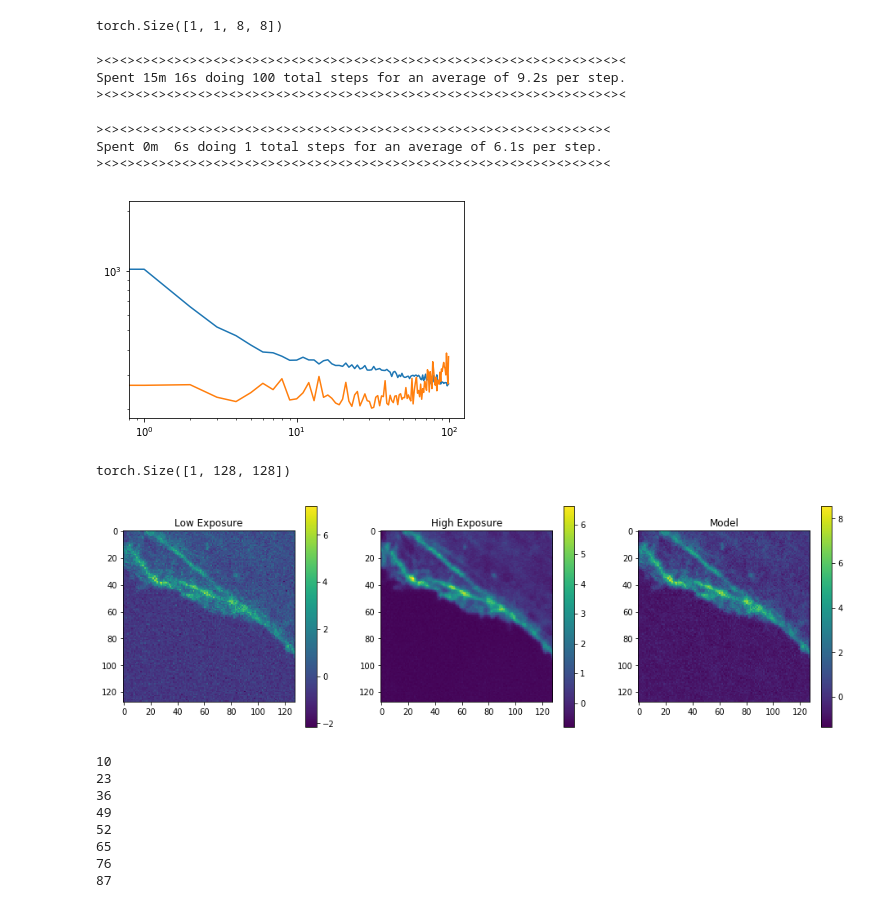
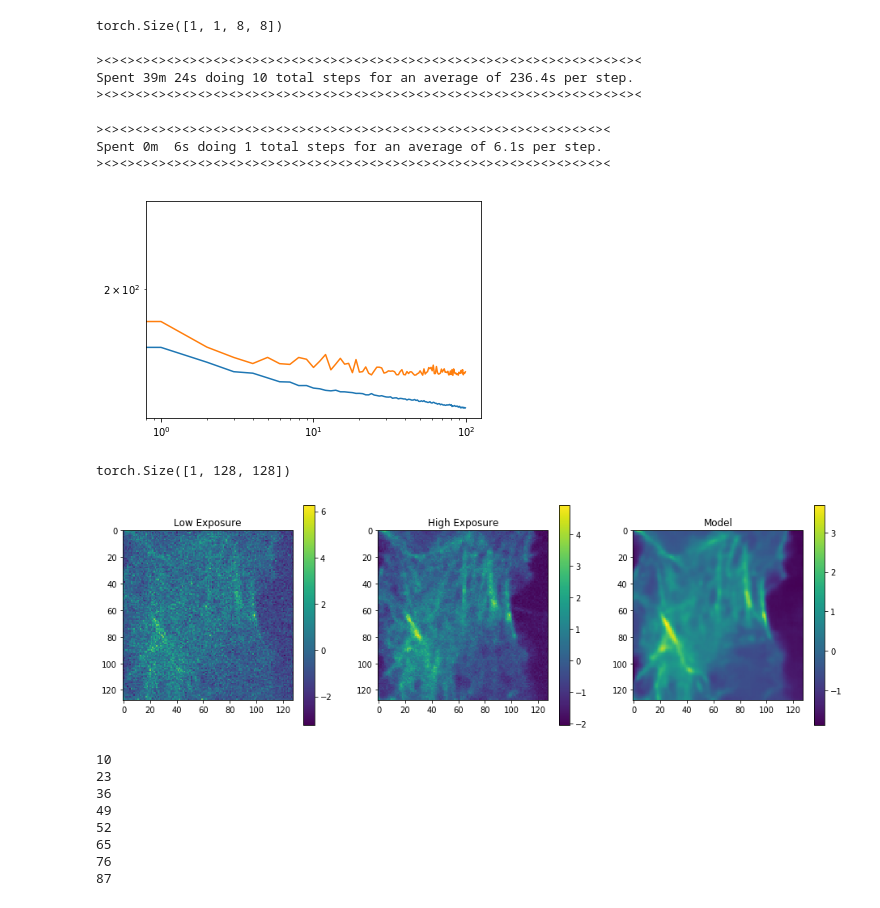
Before and after one commit to jbf81tb/kural_work, a Jupyter notebook: actin_snr_boost.ipynb, the cells around one changed output. Drawn from its saved outputs; the diff is of its cells as text; code cells hidden in the pictures.

```diff
--- a/actin_snr_boost.ipynb
+++ b/actin_snr_boost.ipynb
@@ -77,9 +77,12 @@ while len(auto_good)<10000:
     while chance<0.5:
         idx = np.random.choice(len(ds))
         h,l = ds[idx]
-        chance = nn.Softmax(1)(classifier_model((h.cuda()-mini)/(maxi-mini))).data.cpu().numpy()[0,1]
-        print(chance)
+        h = (h-h.mean())/h.std()
+        l = (l-l.mean())/l.std()
+        chance = nn.Softmax(1)(classifier_model(h.cuda())).data.cpu().numpy()[0,1]
+        i+=1
+#         print(chance)
     auto_good.append((h.clone().detach().data,l.clone().detach().data))
-    if i%99==0:
+    if len(auto_good)%99==0:
         print(i,len(auto_good)/i)
 # %% [output]
@@ -126,3 +141,8 @@ with open(PATH+'good_high_and_low.pickle','wb') as f:
     pickle.dump(good,f,protocol=4)
 # %% [output]
 365
+# %%
+good = (torch.cat([i for i,_ in auto_good]),torch.cat([j for _,j in auto_good]))
+print(good[0].shape[0])
+with open(PATH+'good_high_and_low.pickle','wb') as f:
+    pickle.dump(good,f,protocol=4)
@@ -218,16 +240,18 @@ val_loss = []
 # criterion = nn.L1Loss()
 criterion = ActinProbabalisticLoss()
 # %%
-model, _tl, _vl = train_model(model, train_dl, val_dl, opt, criterion, lr_start=1e-3, lr_end=1, epochs=100, cycles=1, lr_cycle='sin')
+model, _tl, _vl = train_model(model, train_dl, val_dl, opt, criterion, lr_start=1e-3, lr_end=1, epochs=90, cycles=1, lr_cycle='sin')
 train_loss += _tl
 val_loss += _vl
-# model, _tl, _vl = train_model(model, train_dl, val_dl, opt, criterion, lr_start=1e-3, lr_end=1e-6, epochs=200, cycles=1, lr_cycle='cos')
-# train_loss += _tl
-# val_loss += _vl
+torch.save(model.state_dict(),r'D:\Code\kural_work\actin_snr_boost.pth')
+model, _tl, _vl = train_model(model, train_dl, val_dl, opt, criterion, lr_start=1e-3, lr_end=1e-6, epochs=10, cycles=1, lr_cycle='cos')
+train_loss += _tl
+val_loss += _vl
+torch.save(model.state_dict(),r'D:\Code\kural_work\actin_snr_boost.pth')
 # %% [output]
-><><><><><><><><><><><><><><><><><><><><><><><><><><><><><><><><><><
-Spent 15m 16s doing 100 total steps for an average of 9.2s per step.
-><><><><><><><><><><><><><><><><><><><><><><><><><><><><><><><><><><
+><><><><><><><><><><><><><><><><><><><><><><><><><><><><><><><><><><><
+Spent 39m 24s doing 10 total steps for an average of 236.4s per step.
+><><><><><><><><><><><><><><><><><><><><><><><><><><><><><><><><><><><
 # %%
 lr_range = [1e-6*(10**(i/5)) for i in range(30)]
 for lr in lr_range:
@@ -249,7 +273,7 @@ plt.xscale('log')
 plt.yscale('log')
 plt.show()
 # %% [output]
-[figure, old version]
+[figure, new version]
 # %%
 x_test.shape
 # %% [output]
@@ -257,22 +281,22 @@ torch.Size([1, 128, 128])
 # %%
 fig, ax = plt.subplots(1,3,figsize=(16,10))
 model.eval()
-idx = np.random.choice(train_idx)
+idx = np.random.choice(val_idx)
 x_test, y_test = ds[idx]
 m = ax[0].imshow(x_test[0])
 plt.colorbar(mappable=m, ax=ax[0], shrink=0.5)
 ax[0].set_title('Low Exposure')
 m = ax[1].imshow(y_test[0]+x_test[0])
 plt.colorbar(mappable=m, ax=ax[1], shrink=0.5)
 ax[1].set_title('High Exposure')
 y_pred = model(x_test[None].cuda())
 img_out = y_pred[0][0,0].data.cpu() + x_test[0]
 m = ax[2].imshow(img_out)
 plt.colorbar(mappable=m, ax=ax[2], shrink=0.5)
 ax[2].set_title('Model')
 plt.show()
 # %% [output]
-[figure, old version]
+[figure, new version]
 # %%
 lmm = list(iter(model.modules()))
 # %%
```
Also changed, not shown: parts of 6 cells of this notebook, 2 other files.
